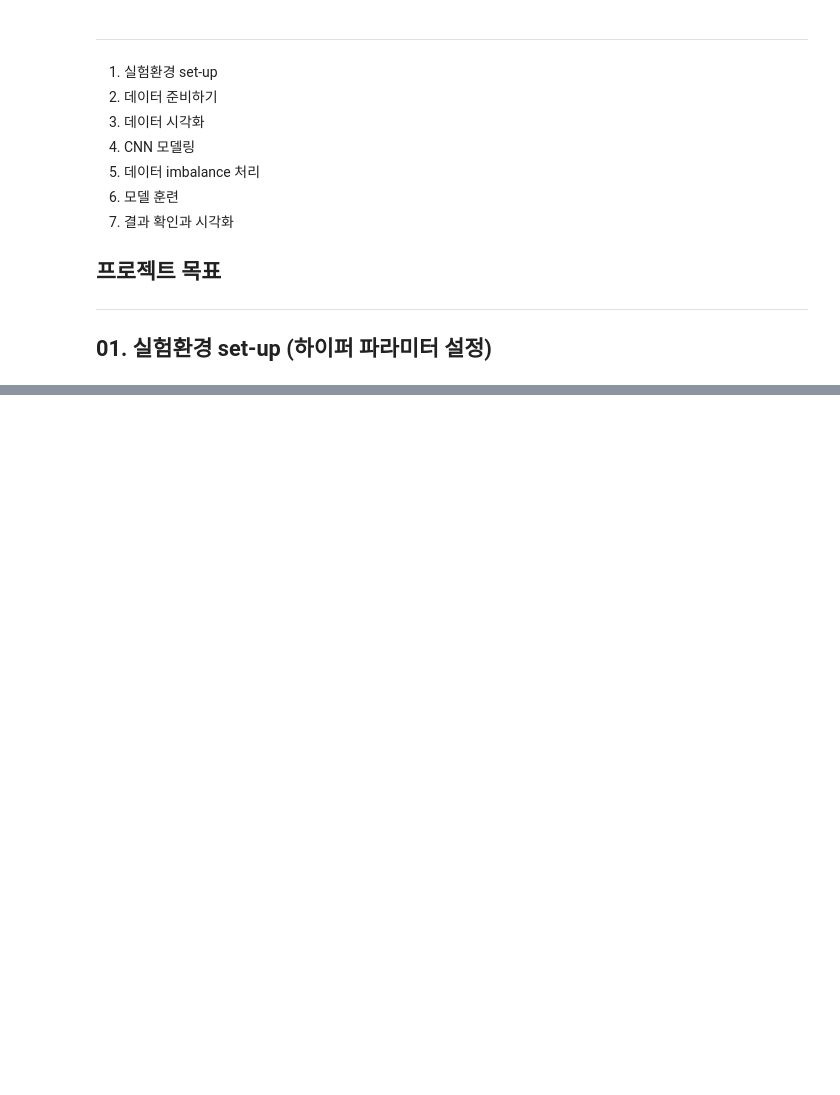
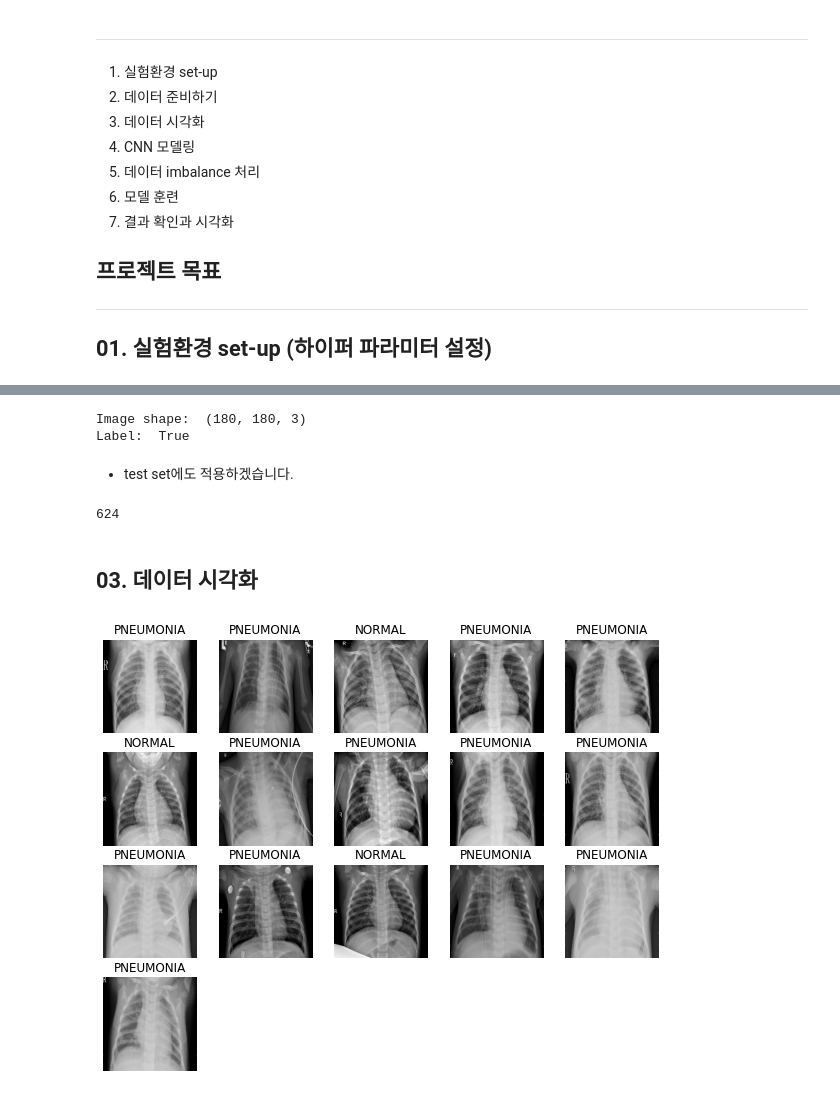
Before and after one commit to miinkang/AI_Project_AIFFEL, a Jupyter notebook: [E-14]pneumonia_medical_diagnosis.ipynb, the cells around one changed output, grey strips where cells are left out. Saved outputs shown, nothing was run; the diff lists cells and outputs as text; code cells hidden in the pictures; blank space fills up the shorter version.

```diff
--- a/[E-14]pneumonia_medical_diagnosis.ipynb
+++ b/[E-14]pneumonia_medical_diagnosis.ipynb
@@ -32,0 +119,14 @@ from sklearn.model_selection import train_test_split  # 데이터 전처리에
+# %%
+def decode_img(img):
+    img = tf.image.decode_jpeg(img, channels=3)
+    img = tf.image.convert_image_dtype(img, tf.float32)
+    return tf.image.resize(img, IMAGE_SIZE)
+# %%
+def process_path(file_path):
+    label = get_label(file_path)
+    img = tf.io.read_file(file_path)
+    img = decode_img(img)
+    return img, label
+# %%
+train_ds = train_list_ds.map(process_path, num_parallel_calls=AUTOTUNE)
+val_ds = val_list_ds.map(process_path, num_parallel_calls=AUTOTUNE)
@@ -32,0 +135,47 @@ from sklearn.model_selection import train_test_split  # 데이터 전처리에
+# %%
+for image, label in train_ds.take(1):
+    print('Image shape: ', image.numpy().shape)
+    print('Label: ', label.numpy())
+# %% [output]
+Image shape:  (180, 180, 3)
+Label:  True
+# %% [markdown]
+- test set에도 적용하겠습니다.
+# %%
+test_list_ds = tf.data.Dataset.list_files(str(ROOT_PATH+'/chest_xray/test/*/*'))
+TEST_IMAGE_COUNT = tf.data.experimental.cardinality(test_list_ds).numpy()
+test_ds = test_list_ds.map(process_path, num_parallel_calls=AUTOTUNE)
+test_ds = test_ds.batch(BATCH_SIZE)
+
+print(TEST_IMAGE_COUNT)
+# %% [output]
+624
+# %%
+def prepare_for_training(ds, shuffle_buffer_size=1000):
+    ds = ds.shuffle(buffer_size=shuffle_buffer_size) # buffersize는 유지하되 그 안에서 shuffle
+    ds = ds.repeat() # epoch에 맞게 필요한 만큼 데이터를 반복해서 수를 맞춰줍니다.
+    ds = ds.batch(BATCH_SIZE)
+    ds = ds.prefetch(buffer_size=AUTOTUNE)
+    return ds
+
+train_ds = prepare_for_training(train_ds)
+val_ds = prepare_for_training(val_ds)
+# %% [markdown]
+## 03. 데이터 시각화
+# %%
+image_batch, label_batch = next(iter(train_ds))
+
+def show_batch(image_batch, label_batch):
+    plt.figure(figsize=(10, 10))
+    for n in range(16):
+        ax = plt.subplot(5, 5, n+1)
+        plt.imshow(image_batch[n])
+        if label_batch[n]:
+            plt.title('PNEUMONIA')
+        else:
+            plt.title('NORMAL')
+        plt.axis('off')
+
+show_batch(image_batch.numpy(), label_batch.numpy())
+# %% [output]
+[figure, added]
```
Also changed, not shown: parts of 46 cells of this notebook.
